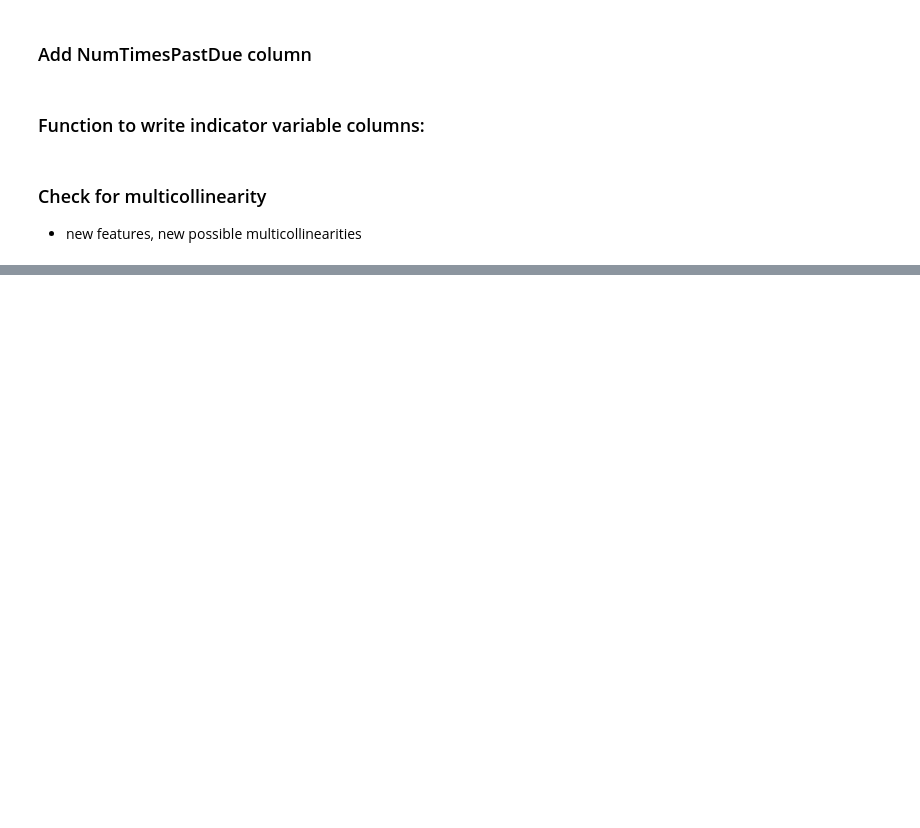
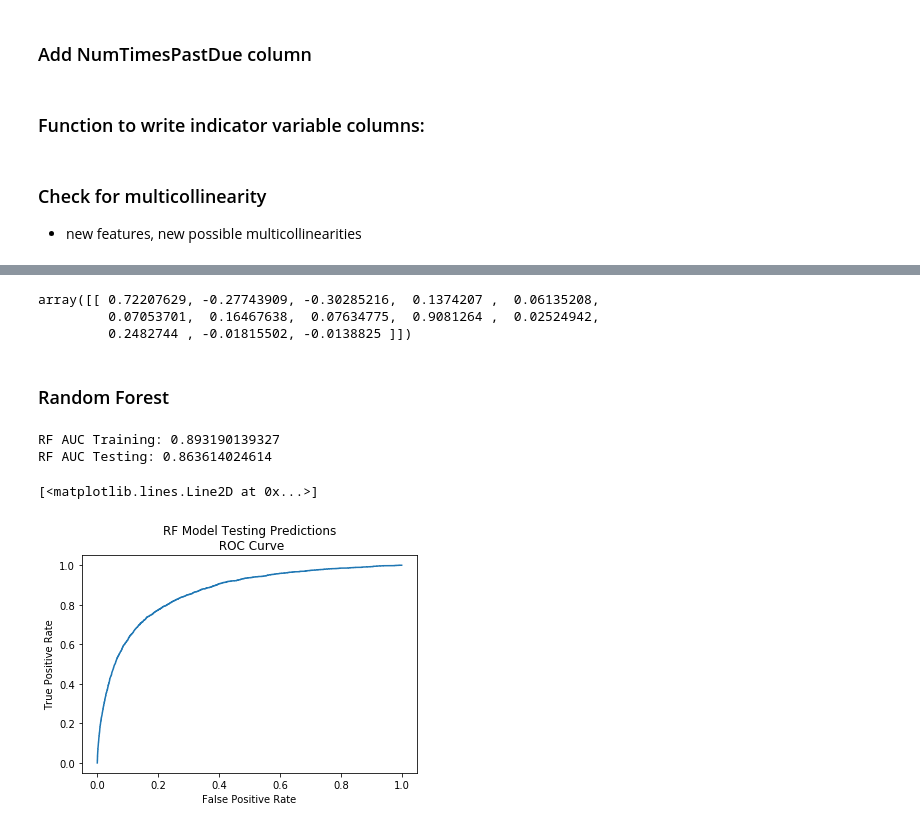
Before and after one commit to MaxParry/financial_distress, a Jupyter notebook: notebooks/integrated_notebook.ipynb, the cells around one changed output, grey strips where cells are left out. Saved outputs shown, nothing was run; the diff lists cells and outputs as text; code cells hidden in the pictures; blank space fills up the shorter version.

```diff
--- a/notebooks/integrated_notebook.ipynb
+++ b/notebooks/integrated_notebook.ipynb
@@ -359,0 +320,47 @@ joblib.dump(model, '../model/trained_default_model_v1.pkl')
+# %%
+lr_model.coef_
+# %% [output]
+array([[ 0.72207629, -0.27743909, -0.30285216,  0.1374207 ,  0.06135208,
+         0.07053701,  0.16467638,  0.07634775,  0.9081264 ,  0.02524942,
+         0.2482744 , -0.01815502, -0.0138825 ]])
+# %% [markdown]
+### Random Forest
+# %%
+# instantiate random forest classifier
+from sklearn.ensemble import RandomForestClassifier
+
+rf_model = RandomForestClassifier(n_estimators=1000,
+                               criterion='gini',
+                               max_depth=None,
+                               min_samples_split=2,
+                               min_samples_leaf=80,
+                               min_weight_fraction_leaf=0.0,
+                               max_features='auto',
+                               max_leaf_nodes=None,
+                               min_impurity_decrease=0.0,
+                               min_impurity_split=None,
+                               bootstrap=True,
+                               oob_score=False,
+                               n_jobs=-1,
+                               random_state=None,
+                               verbose=0,
+                               warm_start=False,
+                               class_weight=None)
+
+rf_model.fit(X_train_scaled, y_train)
+rf_probability_predictions_training = rf_model.predict_proba(X_train_scaled)[:,1]
+rf_probability_predictions_testing = rf_model.predict_proba(X_test_scaled)[:,1]
+
+rf_fpr_testing, rf_tpr_testing, rf_thresholds_testing = roc_curve(y_test, rf_probability_predictions_testing)
+
+print('RF AUC Training:', roc_auc_score(y_train, rf_probability_predictions_training))
+print('RF AUC Testing:', roc_auc_score(y_test, rf_probability_predictions_testing))
+plt.title('RF Model Testing Predictions\n ROC Curve')
+plt.xlabel('False Positive Rate')
+plt.ylabel('True Positive Rate')
+plt.plot(rf_fpr_testing, rf_tpr_testing)
+# %% [output]
+RF AUC Training: 0.893190139327
+RF AUC Testing: 0.863614024614
+[<matplotlib.lines.Line2D at 0x...>]
+[figure, added]
```
Also changed, not shown: parts of 52 cells of this notebook, 5 other files.
